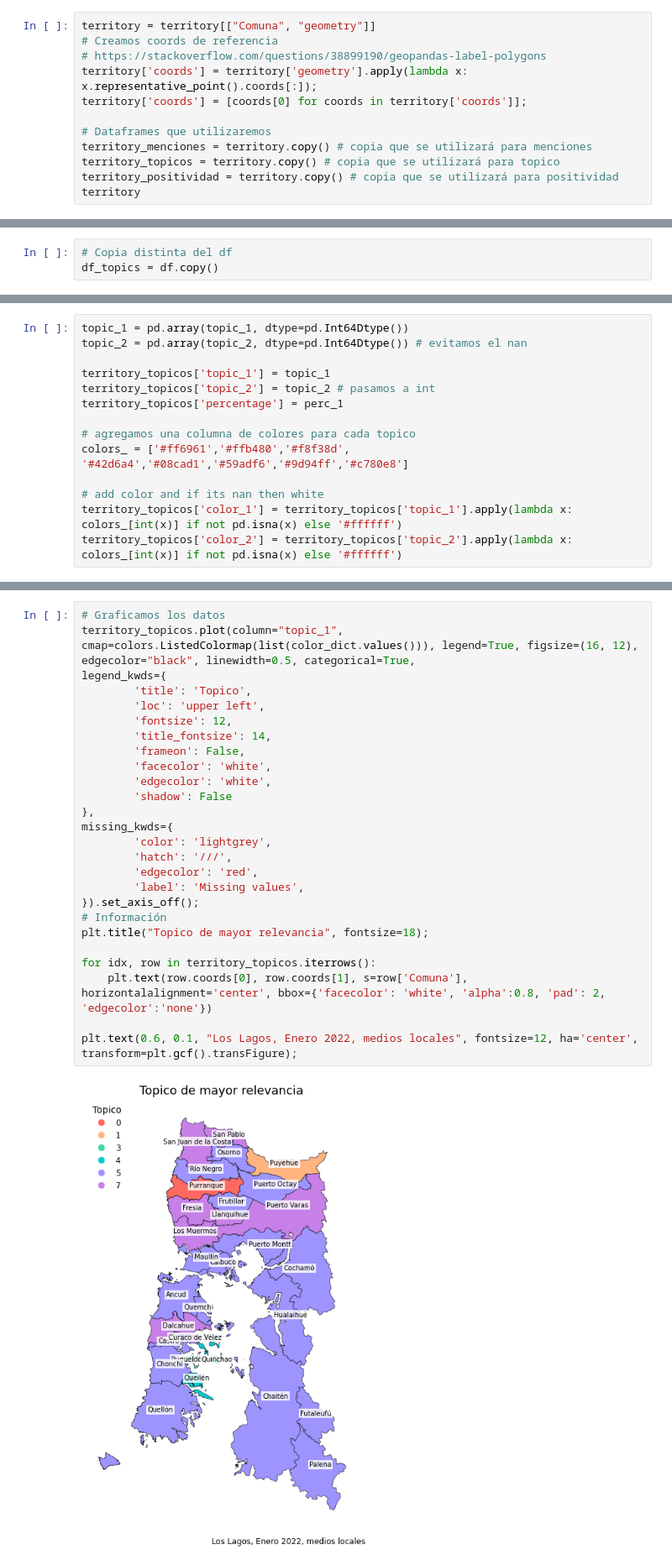
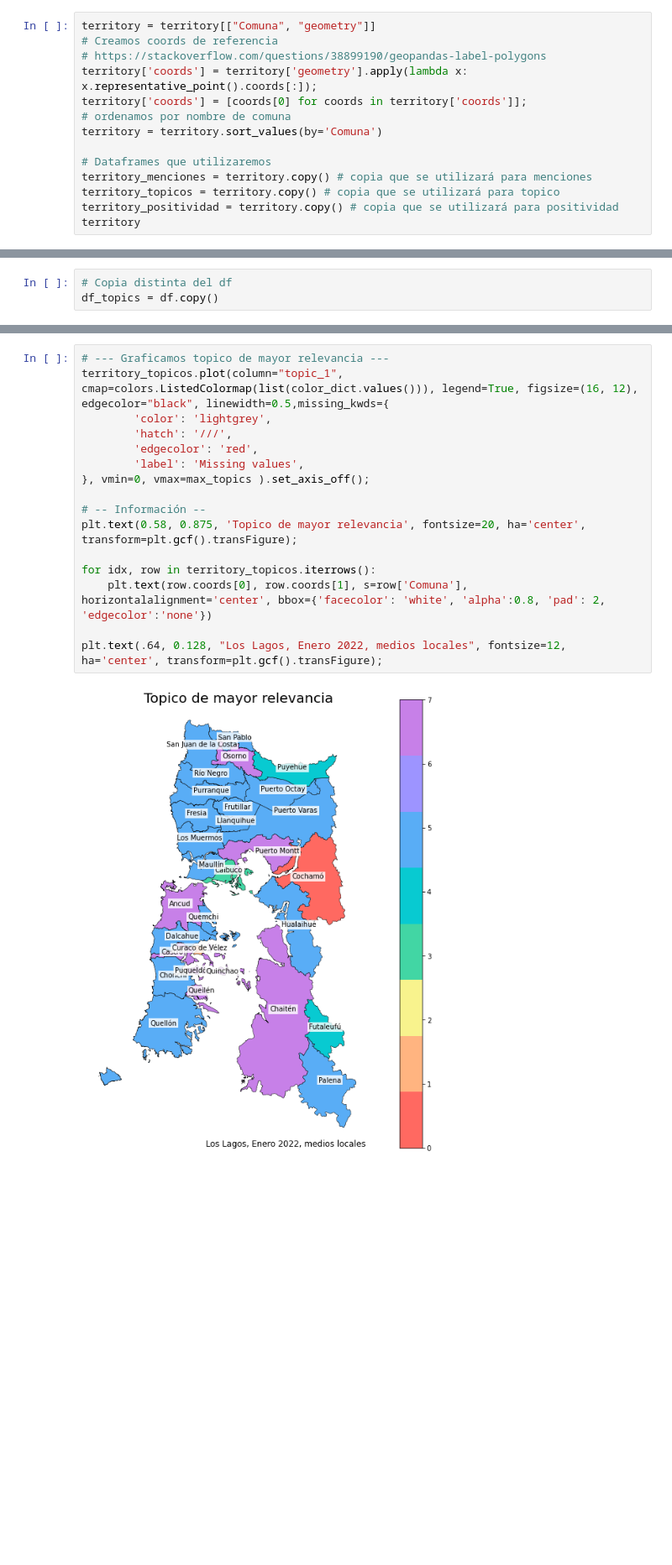
Before and after one commit to alexbgh1/INFO279_2022, a Jupyter notebook: proyecto/3_analisis_mapa_data.ipynb, the cells around one changed output, grey strips where cells are left out. Shown: that part at 84% size. Cells and saved outputs as stored; diff of their text form; blank space fills up the shorter version.

Commit message:
3_ Mapa de topicos relevantes listo

```diff
--- a/proyecto/3_analisis_mapa_data.ipynb
+++ b/proyecto/3_analisis_mapa_data.ipynb
@@ -139,6 +140,8 @@ territory = territory[["Comuna", "geometry"]]
 # https://stackoverflow.com/questions/38899190/geopandas-label-polygons
 territory['coords'] = territory['geometry'].apply(lambda x: x.representative_point().coords[:]);
 territory['coords'] = [coords[0] for coords in territory['coords']];
+# ordenamos por nombre de comuna
+territory = territory.sort_values(by='Comuna')
 
 # Dataframes que utilizaremos
 territory_menciones = territory.copy() # copia que se utilizará para menciones
@@ -351,14 +350,0 @@ print(topic_1);print(perc_1)
-# %%
-topic_1 = pd.array(topic_1, dtype=pd.Int64Dtype())
-topic_2 = pd.array(topic_2, dtype=pd.Int64Dtype()) # evitamos el nan
-
-territory_topicos['topic_1'] = topic_1
-territory_topicos['topic_2'] = topic_2 # pasamos a int
-territory_topicos['percentage'] = perc_1
-
-# agregamos una columna de colores para cada topico
-colors_ = ['#ff6961','#ffb480','#f8f38d', '#42d6a4','#08cad1','#59adf6','#9d94ff','#c780e8']
-
-# add color and if its nan then white
-territory_topicos['color_1'] = territory_topicos['topic_1'].apply(lambda x: colors_[int(x)] if not pd.isna(x) else '#ffffff')
-territory_topicos['color_2'] = territory_topicos['topic_2'].apply(lambda x: colors_[int(x)] if not pd.isna(x) else '#ffffff')
@@ -368,29 +392,19 @@ color_dict = {i : colors_[i] for i in range(len(colors_))}
 # %%
-# Graficamos los datos
-territory_topicos.plot(column="topic_1", cmap=colors.ListedColormap(list(color_dict.values())), legend=True, figsize=(16, 12), edgecolor="black", linewidth=0.5, categorical=True,
-legend_kwds={
-        'title': 'Topico',
-        'loc': 'upper left',
-        'fontsize': 12,
-        'title_fontsize': 14,
-        'frameon': False,
-        'facecolor': 'white',
-        'edgecolor': 'white',
-        'shadow': False
-},
-missing_kwds={
+# --- Graficamos topico de mayor relevancia ---
+territory_topicos.plot(column="topic_1", cmap=colors.ListedColormap(list(color_dict.values())), legend=True, figsize=(16, 12), edgecolor="black", linewidth=0.5,missing_kwds={
         'color': 'lightgrey',
         'hatch': '///',
         'edgecolor': 'red',
         'label': 'Missing values',
-}).set_axis_off();
-# Información
-plt.title("Topico de mayor relevancia", fontsize=18);
+}, vmin=0, vmax=max_topics ).set_axis_off();
+
+# -- Información --
+plt.text(0.58, 0.875, 'Topico de mayor relevancia', fontsize=20, ha='center', transform=plt.gcf().transFigure);
 
 for idx, row in territory_topicos.iterrows():
     plt.text(row.coords[0], row.coords[1], s=row['Comuna'], horizontalalignment='center', bbox={'facecolor': 'white', 'alpha':0.8, 'pad': 2, 'edgecolor':'none'})
 
-plt.text(0.6, 0.1, "Los Lagos, Enero 2022, medios locales", fontsize=12, ha='center', transform=plt.gcf().transFigure);
+plt.text(.64, 0.128, "Los Lagos, Enero 2022, medios locales", fontsize=12, ha='center', transform=plt.gcf().transFigure);
 # %% [output]
-[figure, old version]
+[figure, new version]
 # %%
```
Also changed, not shown: parts of 12 cells of this notebook.
